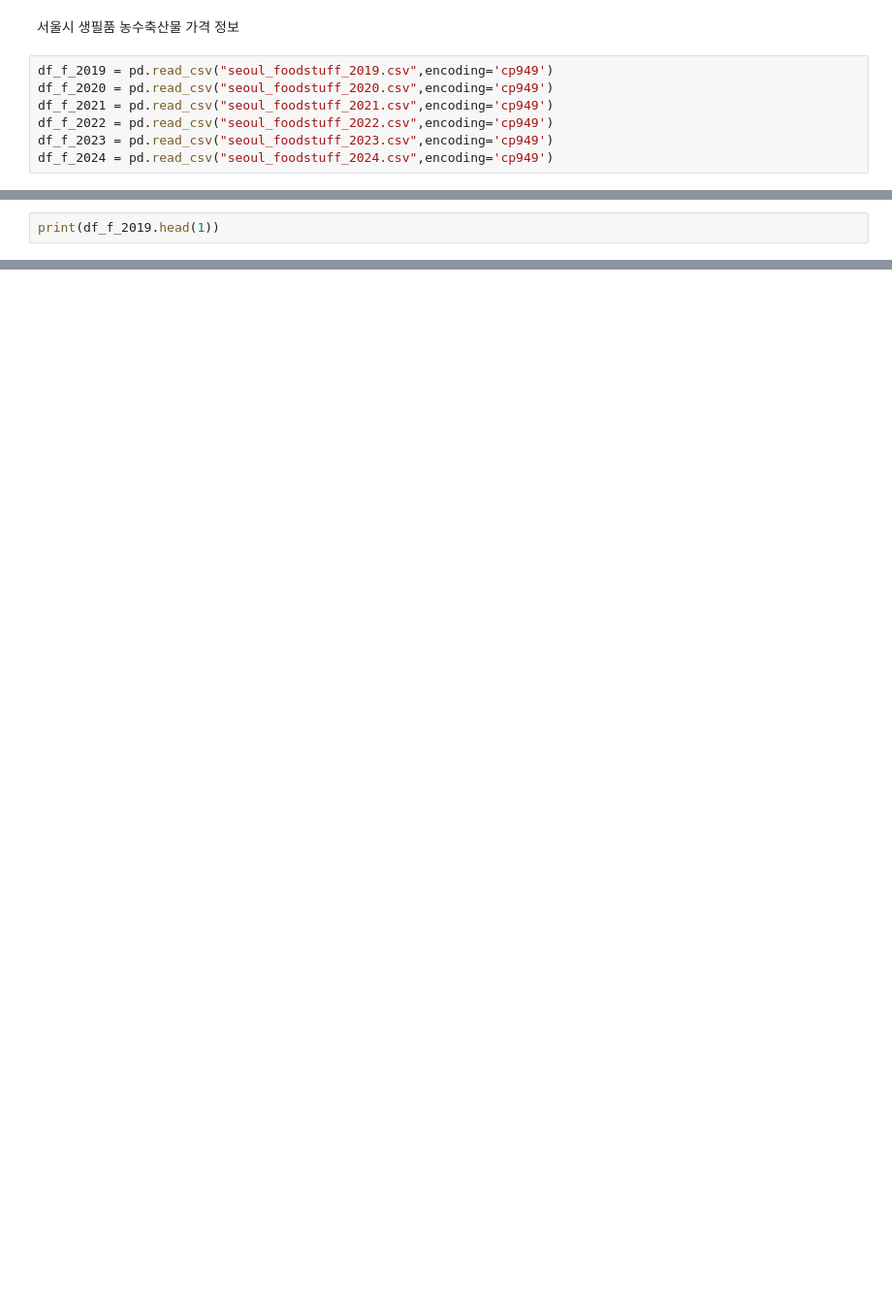
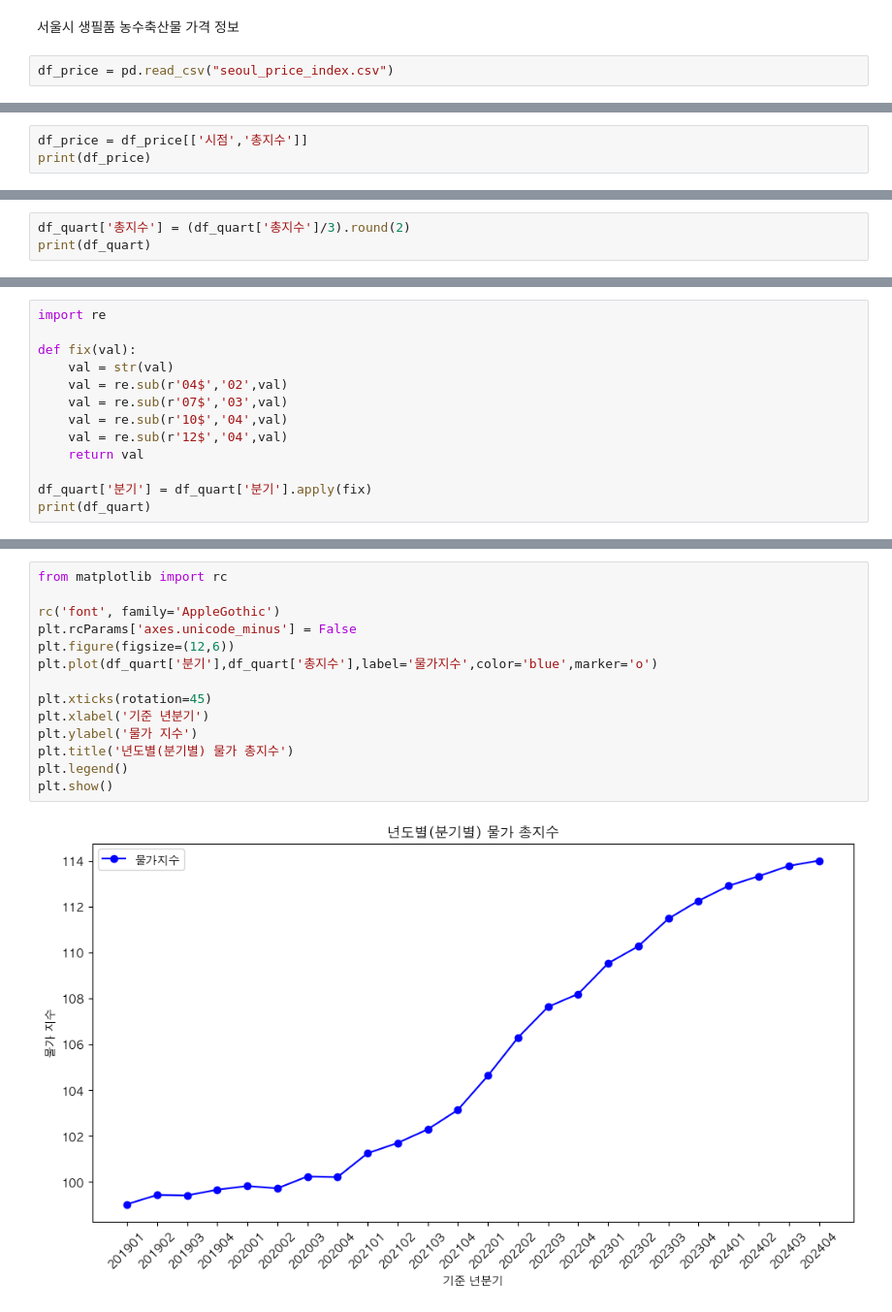
Before and after one commit to hoiznha/Project1, a Jupyter notebook: jupyter/dataframe.ipynb, the cells around one changed output, grey strips where cells are left out. Shown at 97% size. Saved outputs shown, nothing was run; the diff lists cells and outputs as text; blank space fills up the shorter version.

```diff
--- a/jupyter/dataframe.ipynb
+++ b/jupyter/dataframe.ipynb
@@ -90,10 +91,5 @@ plt.show()
 # %% [markdown]
 서울시 생필품 농수축산물 가격 정보
 # %%
-df_f_2019 = pd.read_csv("seoul_foodstuff_2019.csv",encoding='cp949')
-df_f_2020 = pd.read_csv("seoul_foodstuff_2020.csv",encoding='cp949')
-df_f_2021 = pd.read_csv("seoul_foodstuff_2021.csv",encoding='cp949')
-df_f_2022 = pd.read_csv("seoul_foodstuff_2022.csv",encoding='cp949')
-df_f_2023 = pd.read_csv("seoul_foodstuff_2023.csv",encoding='cp949')
-df_f_2024 = pd.read_csv("seoul_foodstuff_2024.csv",encoding='cp949')
+df_price = pd.read_csv("seoul_price_index.csv")
 # %%
@@ -113,3 +99,4 @@ print(df_f_2024.columns.tolist())
 # %%
-print(df_f_2019.head(1))
+df_price = df_price[['시점','총지수']]
+print(df_price)
 # %% [output]
@@ -150,0 +151,3 @@ Name: count, Length: 297369, dtype: int64
+# %%
+df_quart['총지수'] = (df_quart['총지수']/3).round(2)
+print(df_quart)
@@ -150,0 +172,13 @@ Name: count, Length: 297369, dtype: int64
+# %%
+import re
+
+def fix(val):
+    val = str(val)
+    val = re.sub(r'04$','02',val)
+    val = re.sub(r'07$','03',val)
+    val = re.sub(r'10$','04',val)
+    val = re.sub(r'12$','04',val)
+    return val
+
+df_quart['분기'] = df_quart['분기'].apply(fix)
+print(df_quart)
@@ -150,0 +205,16 @@ Name: count, Length: 297369, dtype: int64
+# %%
+from matplotlib import rc
+
+rc('font', family='AppleGothic')
+plt.rcParams['axes.unicode_minus'] = False
+plt.figure(figsize=(12,6))
+plt.plot(df_quart['분기'],df_quart['총지수'],label='물가지수',color='blue',marker='o')
+
+plt.xticks(rotation=45)
+plt.xlabel('기준 년분기')
+plt.ylabel('물가 지수')
+plt.title('년도별(분기별) 물가 총지수')
+plt.legend()
+plt.show()
+# %% [output]
+[figure, added]
```
Also changed, not shown: parts of 11 cells of this notebook, 7 other files.
